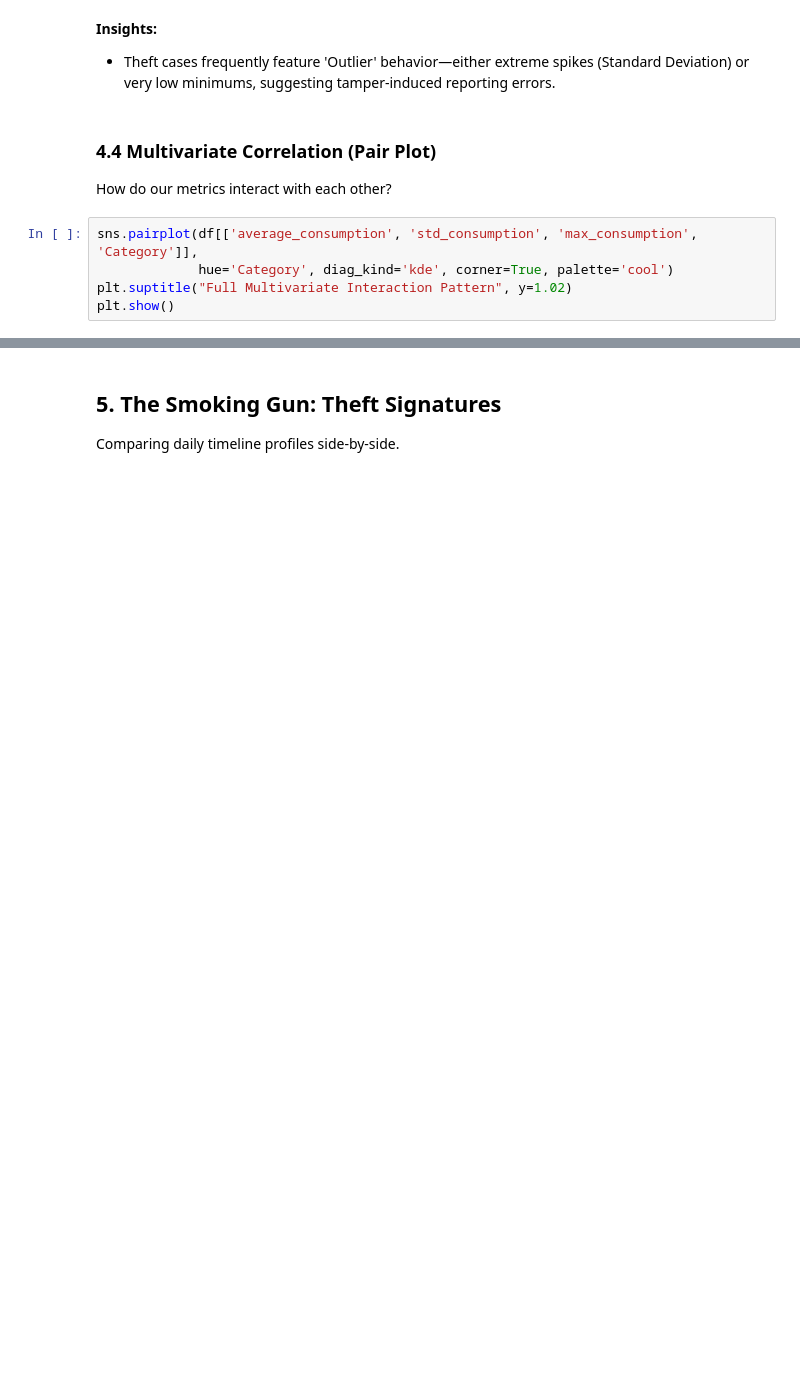
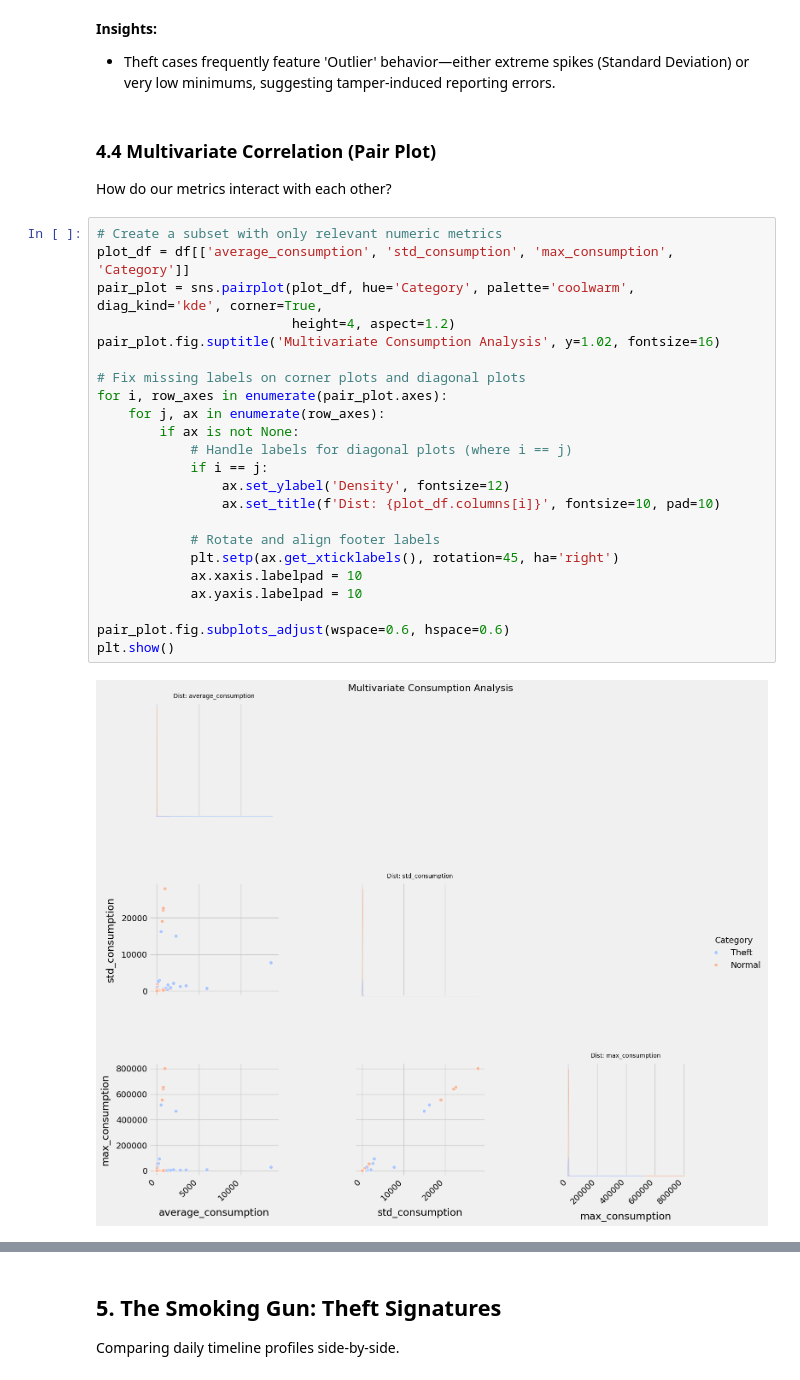
Before and after one commit to Sagnikkundu3397/electricity-theft-detection-ml, a Jupyter notebook: notebooks/EDA.ipynb, the cells around one changed output, grey strips where cells are left out. Cells and saved outputs as stored; diff of their text form; blank space fills up the shorter version.

```diff
--- a/notebooks/EDA.ipynb
+++ b/notebooks/EDA.ipynb
@@ -103,8 +143,28 @@ plt.show()
 # %% [markdown]
 ### 4.4 Multivariate Correlation (Pair Plot)
 How do our metrics interact with each other?
-# %%
-sns.pairplot(df[['average_consumption', 'std_consumption', 'max_consumption', 'Category']],
-             hue='Category', diag_kind='kde', corner=True, palette='cool')
-plt.suptitle("Full Multivariate Interaction Pattern", y=1.02)
-plt.show()
+# %%
+# Create a subset with only relevant numeric metrics
+plot_df = df[['average_consumption', 'std_consumption', 'max_consumption', 'Category']]
+pair_plot = sns.pairplot(plot_df, hue='Category', palette='coolwarm', diag_kind='kde', corner=True,
+                         height=4, aspect=1.2)
+pair_plot.fig.suptitle('Multivariate Consumption Analysis', y=1.02, fontsize=16)
+
+# Fix missing labels on corner plots and diagonal plots
+for i, row_axes in enumerate(pair_plot.axes):
+    for j, ax in enumerate(row_axes):
+        if ax is not None:
+            # Handle labels for diagonal plots (where i == j)
+            if i == j:
+                ax.set_ylabel('Density', fontsize=12)
+                ax.set_title(f'Dist: {plot_df.columns[i]}', fontsize=10, pad=10)
+
+            # Rotate and align footer labels
+            plt.setp(ax.get_xticklabels(), rotation=45, ha='right')
+            ax.xaxis.labelpad = 10
+            ax.yaxis.labelpad = 10
+
+pair_plot.fig.subplots_adjust(wspace=0.6, hspace=0.6)
+plt.show()
+# %% [output]
+[figure, added]
```
Also changed, not shown: parts of 11 cells of this notebook.
